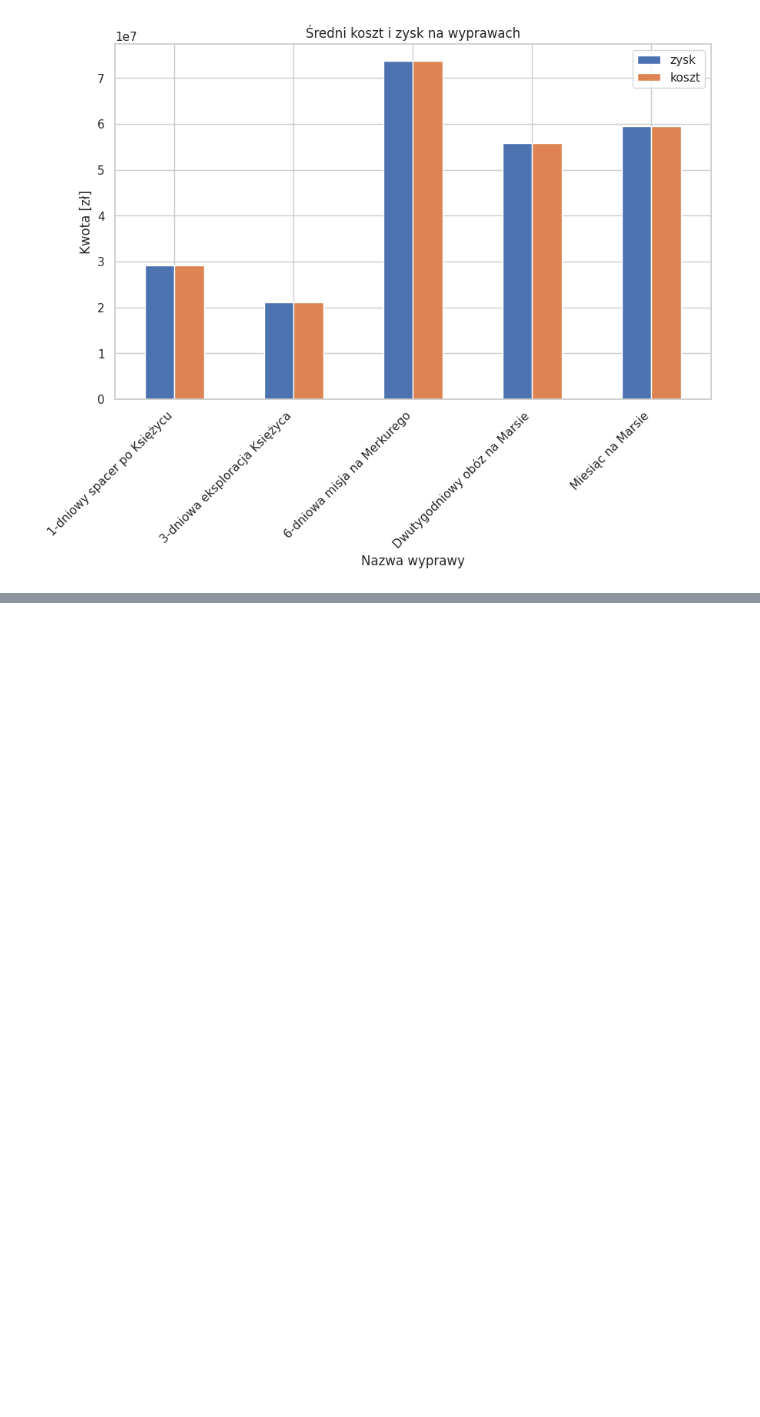
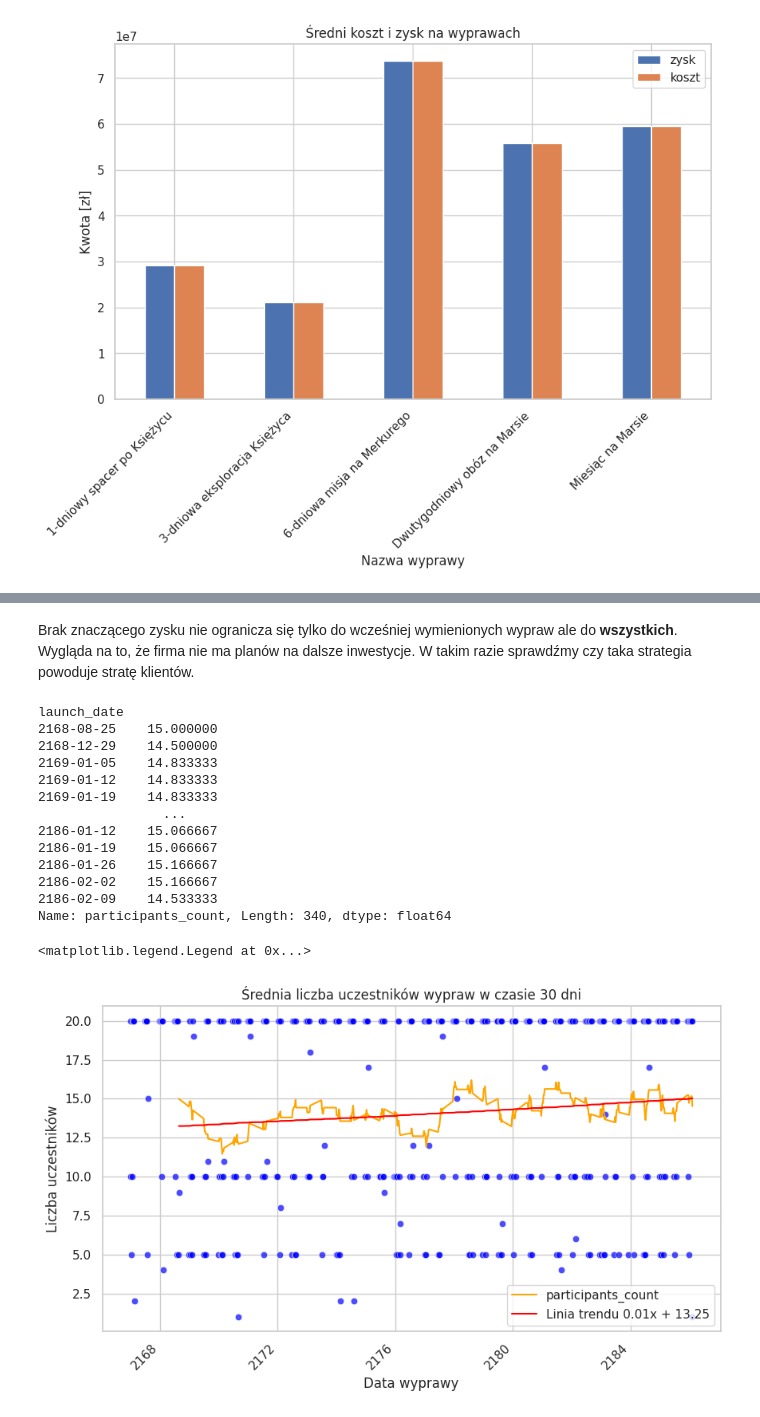
Before and after one commit to Enlightened-Monkey/Space-U, a Jupyter notebook: Kacper/raport.ipynb, the cells around one changed output, grey strips where cells are left out. Cells and saved outputs as stored; diff of their text form; code cells hidden in the pictures; blank space fills up the shorter version.

```diff
--- a/Kacper/raport.ipynb
+++ b/Kacper/raport.ipynb
@@ -113,0 +148,72 @@ Czysty zysk jest naprawdę marginalny w porównaniu z kosztami wyprawy. Firma dz
+# %% [markdown]
+Brak znaczącego zysku nie ogranicza się tylko do wcześniej wymienionych wypraw ale do **wszystkich**. Wygląda na to, że firma nie ma planów na dalsze inwestycje. W takim razie sprawdźmy czy taka strategia powoduje stratę klientów.
+# %%
+participants_query = """
+SELECT
+    COUNT(*) AS participants_count,
+    launch_date
+FROM
+    TripParticipants
+JOIN Trips ON TripParticipants.trip_id = Trips.trip_id
+GROUP BY
+    launch_date
+ORDER BY
+    launch_date
+"""
+
+cursor.execute(participants_query)
+participants = cursor.fetchall()
+participants_df = pd.DataFrame(participants, columns=[i[0] for i in cursor.description])
+participants_df['launch_date'] = pd.to_datetime(participants_df['launch_date'])
+participants_df.set_index('launch_date', inplace=True)
+sns.scatterplot(
+    data=participants_df,
+    x=participants_df.index,
+    y='participants_count',
+    color='blue',
+    alpha=0.7
+)
+plt.xticks(rotation=45, ha='right');
+
+thirty_days_mean = participants_df['participants_count'].rolling(window=30).mean().dropna()
+
+thirty_days_mean.plot(
+    title='Średnia liczba uczestników wypraw w czasie 30 dni',
+    ylabel='Liczba uczestników',
+    xlabel='Data wyprawy',
+    figsize=(10, 6),
+    color='orange'
+)
+plt.xticks(rotation=45, ha='right');
+
+
+print(thirty_days_mean)
+a, b = stats.linregress(
+    np.arange(len(thirty_days_mean)),
+    thirty_days_mean
+)[:2]
+
+trendline = a * np.arange(len(thirty_days_mean)) + b
+plt.plot(
+    thirty_days_mean.index,
+    trendline,
+    color='red',
+    label=f'Linia trendu {a:.2f}x + {b:.2f}'
+)
+plt.legend()
+# %% [output]
+launch_date
+2168-08-25    15.000000
+2168-12-29    14.500000
+2169-01-05    14.833333
+2169-01-12    14.833333
+2169-01-19    14.833333
+                ...
+2186-01-12    15.066667
+2186-01-19    15.066667
+2186-01-26    15.166667
+2186-02-02    15.166667
+2186-02-09    14.533333
+Name: participants_count, Length: 340, dtype: float64
+<matplotlib.legend.Legend at 0x...>
+[figure, added]
```
Also changed, not shown: parts of 8 cells of this notebook, 2 other files.
